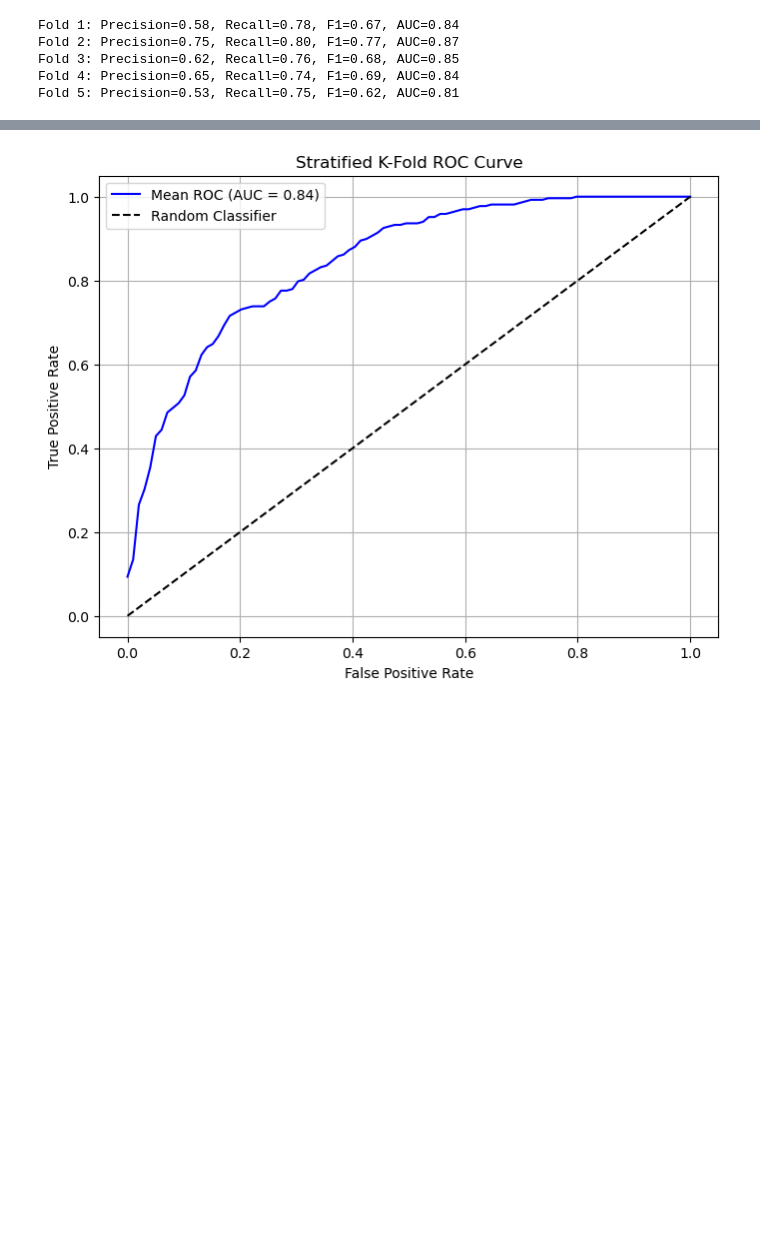
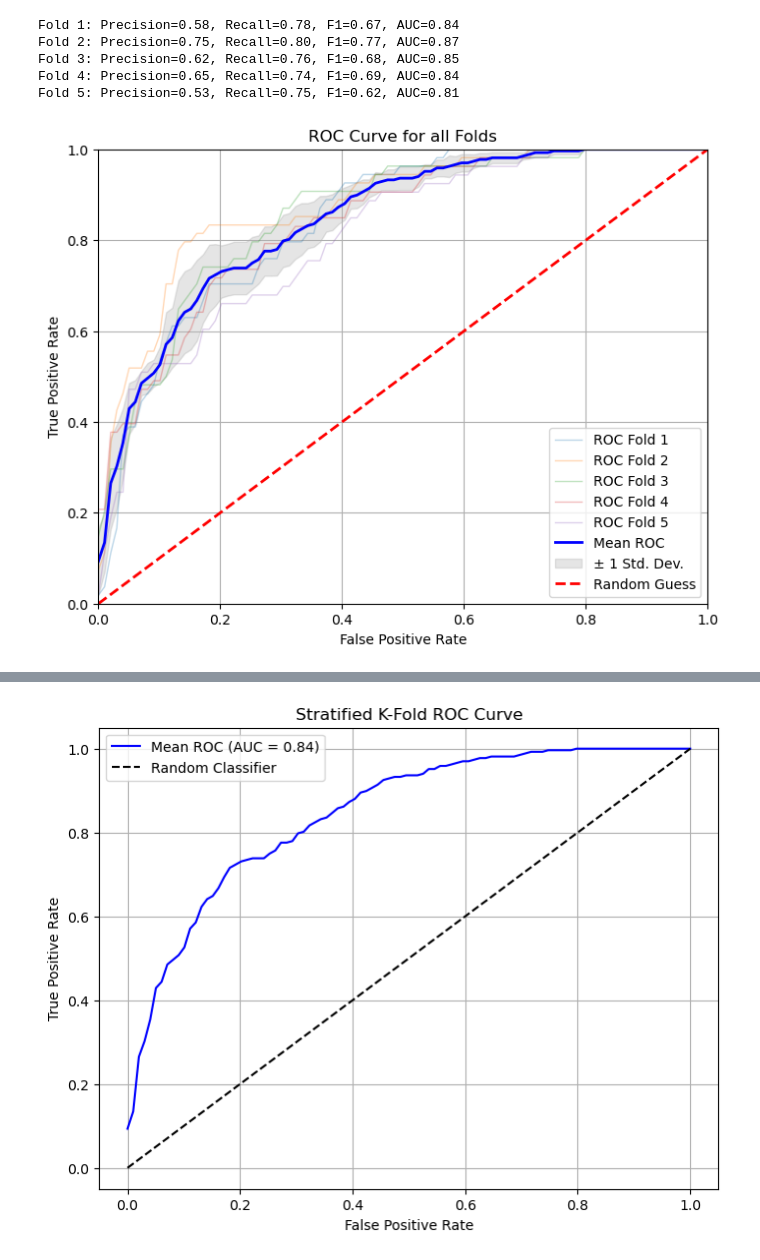
Before and after one commit to mettlrob/FoDS-Diabetes-Diagnosis, a Jupyter notebook: ML_Models/log_reg/log_reg.ipynb, the cells around one changed output, grey strips where cells are left out. Saved outputs shown, nothing was run; the diff lists cells and outputs as text; code cells hidden in the pictures; blank space fills up the shorter version.

```diff
--- a/ML_Models/log_reg/log_reg.ipynb
+++ b/ML_Models/log_reg/log_reg.ipynb
@@ -25,6 +26,7 @@ auc_list = []
 
 mean_fpr = np.linspace(0, 1, 100)
 tprs = []
+conf_matrices = []
 # %%
 # 5. Cross-Validation Schleife
 for fold, (train_idx, test_idx) in enumerate(skf.split(X, y), 1):
@@ -34,6 +36,7 @@ for fold, (train_idx, test_idx) in enumerate(skf.split(X, y), 1):
     model = LogisticRegression(class_weight='balanced', max_iter=1000)
     model.fit(X_train, y_train)
 
+    # Vorhersagen und Wahrscheinlichkeiten
     y_pred = model.predict(X_test)
     y_proba = model.predict_proba(X_test)[:, 1]
 
@@ -44,15 +47,50 @@ for fold, (train_idx, test_idx) in enumerate(skf.split(X, y), 1):
     auc = roc_auc_score(y_test, y_proba)
     auc_list.append(auc)
 
+    # Confusion Matrix berechnen
+    cm = confusion_matrix(y_test, y_pred)
+    conf_matrices.append(cm)
+
     # ROC-Kurve für jeden Fold
     fpr, tpr, _ = roc_curve(y_test, y_proba)
     tpr_interp = np.interp(mean_fpr, fpr, tpr)
     tprs.append(tpr_interp)
 
     print(f"Fold {fold}: Precision={precision_list[-1]:.2f}, Recall={recall_list[-1]:.2f}, F1={f1_list[-1]:.2f}, AUC={auc:.2f}")
+
+    """
+    #Show Confusion Matrix of each Fold
+    plt.figure(figsize=(6, 5))
+    sns.heatmap(cm, annot=True, fmt=".1f", cmap="Blues", xticklabels=["No Diabetes (0)", "Diabetes (1)"], yticklabels=["No Diabetes (0)", "Diabetes (1)"])
+    plt.xlabel('Predicted Label')
+    plt.ylabel('True Label')
+    plt.title('Mean Confusion Matrix')
+    plt.show()
+    """
 # %% [output]
 Fold 1: Precision=0.58, Recall=0.78, F1=0.67, AUC=0.84
 Fold 2: Precision=0.75, Recall=0.80, F1=0.77, AUC=0.87
 Fold 3: Precision=0.62, Recall=0.76, F1=0.68, AUC=0.85
 Fold 4: Precision=0.65, Recall=0.74, F1=0.69, AUC=0.84
 Fold 5: Precision=0.53, Recall=0.75, F1=0.62, AUC=0.81
+# %%
+# ROC-Kurven aller Folds plotten
+plt.figure(figsize=(8, 6))
+for i, tpr in enumerate(tprs):
+    plt.plot(mean_fpr, tpr, lw=1, alpha=0.3, label=f"ROC Fold {i + 1}")
+
+mean_tpr = np.mean(tprs, axis=0)
+std_tpr = np.std(tprs, axis=0)
+plt.plot(mean_fpr, mean_tpr, color='b', label='Mean ROC', lw=2)
+plt.fill_between(mean_fpr, mean_tpr - std_tpr, mean_tpr + std_tpr, color='grey', alpha=0.2, label='± 1 Std. Dev.')
+plt.plot([0, 1], [0, 1], linestyle='--', color='r', lw=2, label='Random Guess')
+plt.xlim([0, 1])
+plt.ylim([0, 1])
+plt.xlabel('False Positive Rate')
+plt.ylabel('True Positive Rate')
+plt.title('ROC Curve for all Folds')
+plt.legend(loc="lower right")
+plt.grid(True)
+plt.show()
+# %% [output]
+[figure, added]
```
Also changed, not shown: parts of 3 cells of this notebook, 1 other file.
